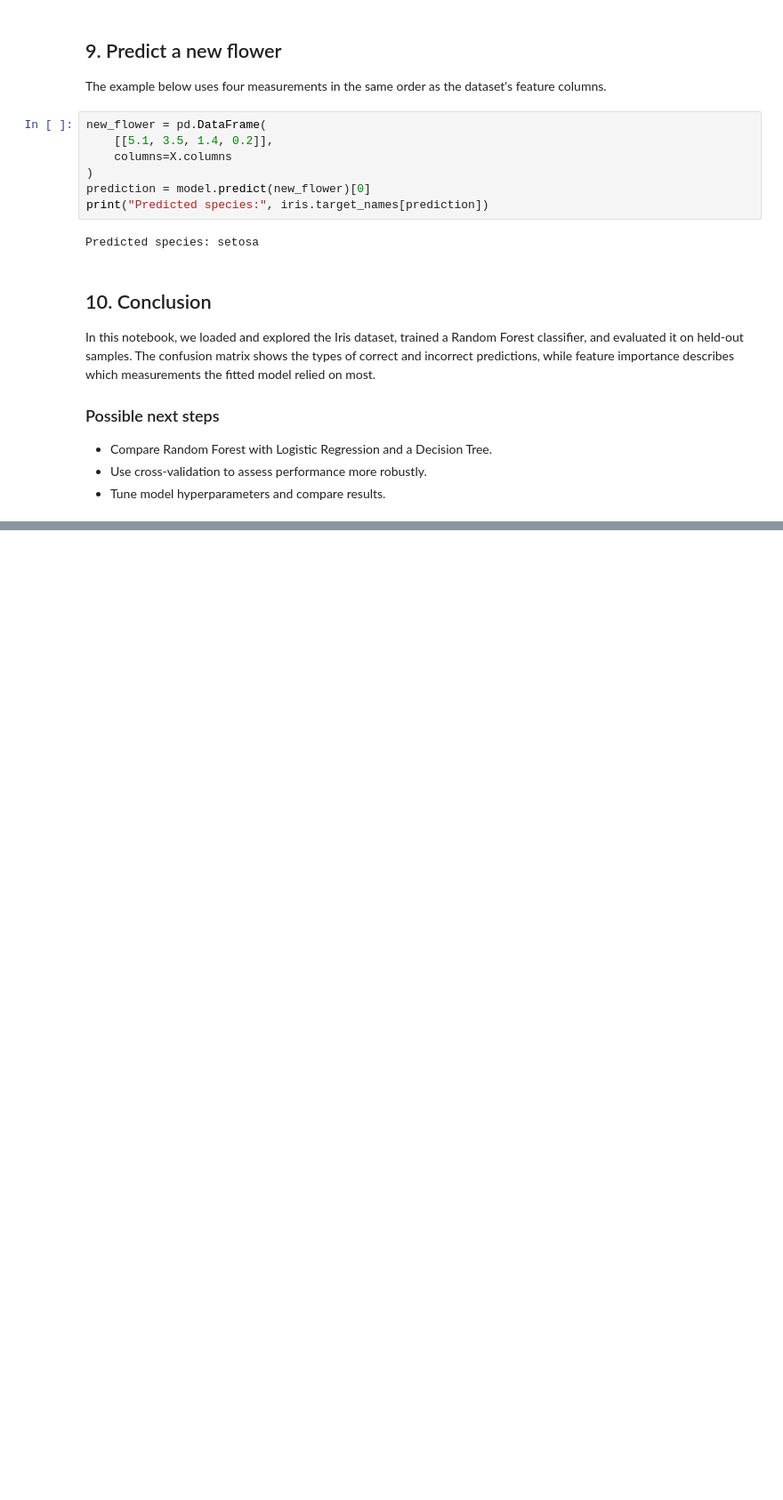
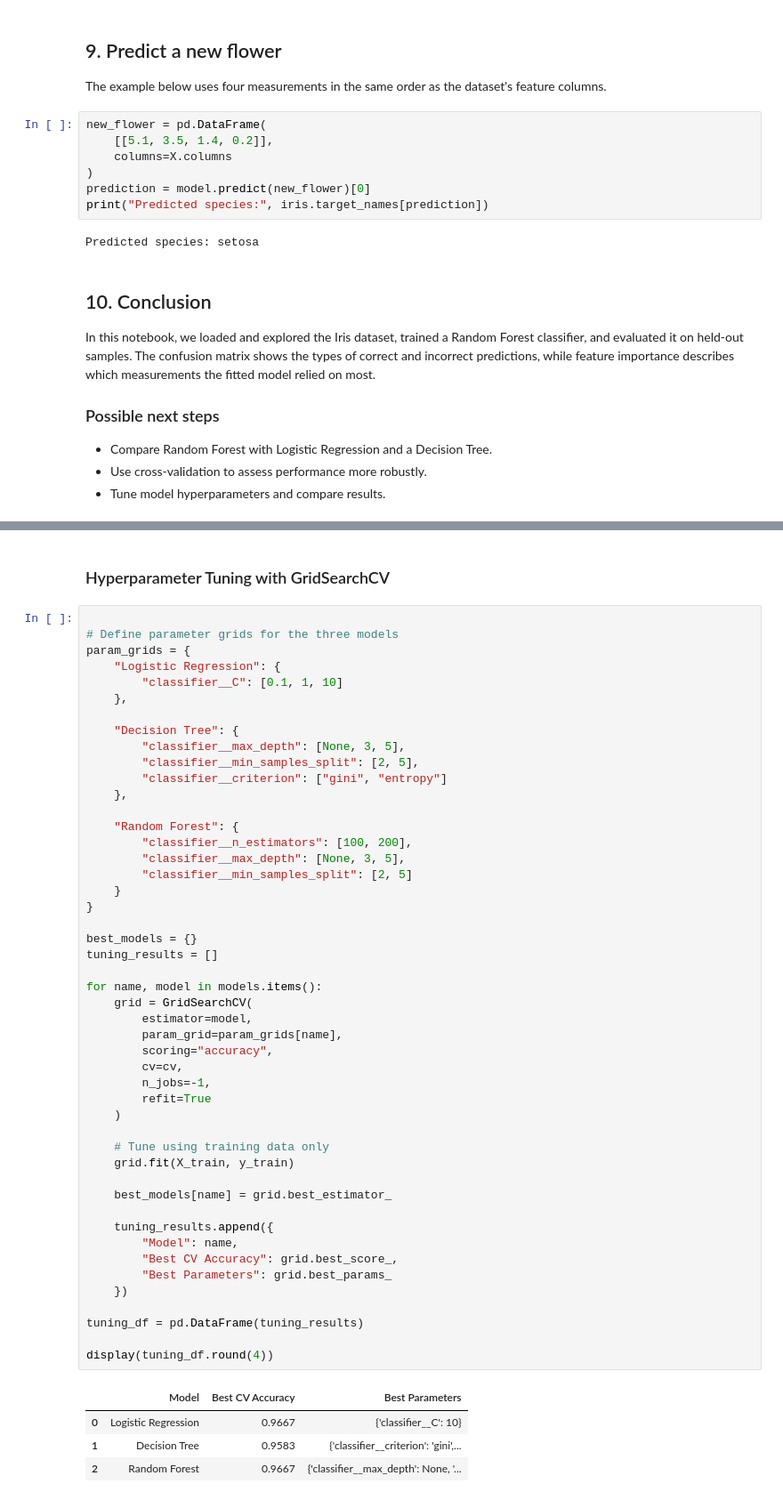
Before and after one commit to Zain62543/Random-forest-classifiers-, a Jupyter notebook: notebooks/RandomForest_Example.ipynb, the cells around one changed output, grey strips where cells are left out. Shown at 89% size. Saved outputs shown, nothing was run; the diff lists cells and outputs as text; blank space fills up the shorter version.

```diff
--- a/notebooks/RandomForest_Example.ipynb
+++ b/notebooks/RandomForest_Example.ipynb
@@ -177,0 +251,55 @@ In this notebook, we loaded and explored the Iris dataset, trained a Random Fore
+# %% [markdown]
+### Hyperparameter Tuning with GridSearchCV
+# %%
+
+# Define parameter grids for the three models
+param_grids = {
+    "Logistic Regression": {
+        "classifier__C": [0.1, 1, 10]
+    },
+
+    "Decision Tree": {
+        "classifier__max_depth": [None, 3, 5],
+        "classifier__min_samples_split": [2, 5],
+        "classifier__criterion": ["gini", "entropy"]
+    },
+
+    "Random Forest": {
+        "classifier__n_estimators": [100, 200],
+        "classifier__max_depth": [None, 3, 5],
+        "classifier__min_samples_split": [2, 5]
+    }
+}
+
+best_models = {}
+tuning_results = []
+
+for name, model in models.items():
+    grid = GridSearchCV(
+        estimator=model,
+        param_grid=param_grids[name],
+        scoring="accuracy",
+        cv=cv,
+        n_jobs=-1,
+        refit=True
+    )
+
+    # Tune using training data only
+    grid.fit(X_train, y_train)
+
+    best_models[name] = grid.best_estimator_
+
+    tuning_results.append({
+        "Model": name,
+        "Best CV Accuracy": grid.best_score_,
+        "Best Parameters": grid.best_params_
+    })
+
+tuning_df = pd.DataFrame(tuning_results)
+
+display(tuning_df.round(4))
+# %% [output]
+|  | Model | Best CV Accuracy | Best Parameters |
+| 0 | Logistic Regression | 0.9667 | {'classifier__C': 10} |
+| 1 | Decision Tree | 0.9583 | {'classifier__criterion': 'gini',... |
+| 2 | Random Forest | 0.9667 | {'classifier__max_depth': None, '... |
```
Also changed, not shown: parts of 9 cells of this notebook.
